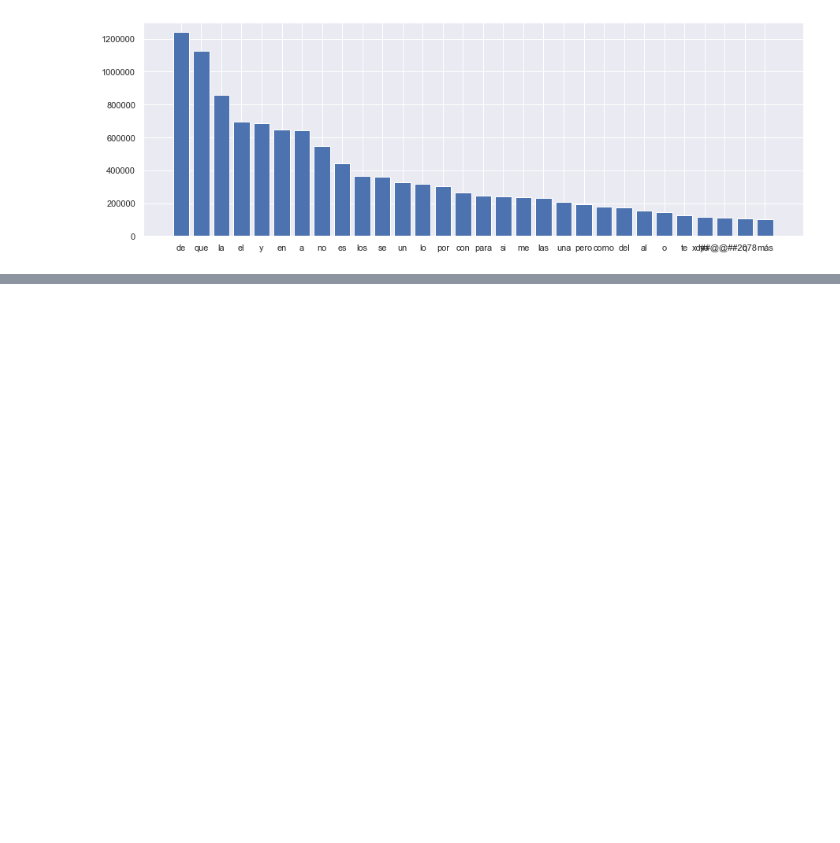
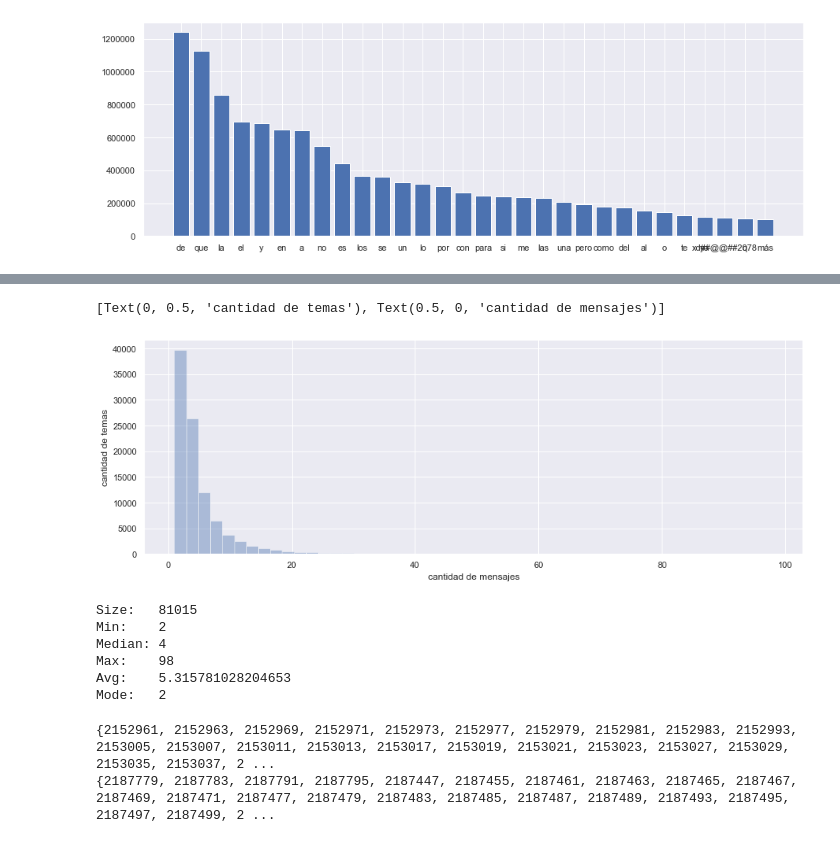
Before and after one commit to imfd/analisis-ucursos, a Jupyter notebook: notebooks/2019-08-05-texto-exploracion.ipynb, the cells around one changed output, grey strips where cells are left out. Cells and saved outputs as stored; diff of their text form; code cells hidden in the pictures; blank space fills up the shorter version.

```diff
--- a/notebooks/2019-08-05-texto-exploracion.ipynb
+++ b/notebooks/2019-08-05-texto-exploracion.ipynb
@@ -127,0 +216,22 @@ KeyboardInterrupt:
+# %%
+ax = sns.distplot(mensajes_por_tema, kde=False)
+ax.set(xlabel="cantidad de mensajes", ylabel="cantidad de temas")
+# %% [output]
+[Text(0, 0.5, 'cantidad de temas'), Text(0.5, 0, 'cantidad de mensajes')]
+[figure, added]
+# %%
+summarize(mensajes_por_tema)
+# %% [output]
+Size:   81015
+Min:    2
+Median: 4
+Max:    98
+Avg:    5.315781028204653
+Mode:   2
+# %%
+for tema in temas:
+    if len(tema) == 98:
+        print(tema)
+# %% [output]
+{2152961, 2152963, 2152969, 2152971, 2152973, 2152977, 2152979, 2152981, 2152983, 2152993, 2153005, 2153007, 2153011, 2153013, 2153017, 2153019, 2153021, 2153023, 2153027, 2153029, 2153035, 2153037, 2 ...
+{2187779, 2187783, 2187791, 2187795, 2187447, 2187455, 2187461, 2187463, 2187465, 2187467, 2187469, 2187471, 2187477, 2187479, 2187483, 2187485, 2187487, 2187489, 2187493, 2187495, 2187497, 2187499, 2 ...
```
Also changed, not shown: parts of 22 cells of this notebook, 3 other files.
